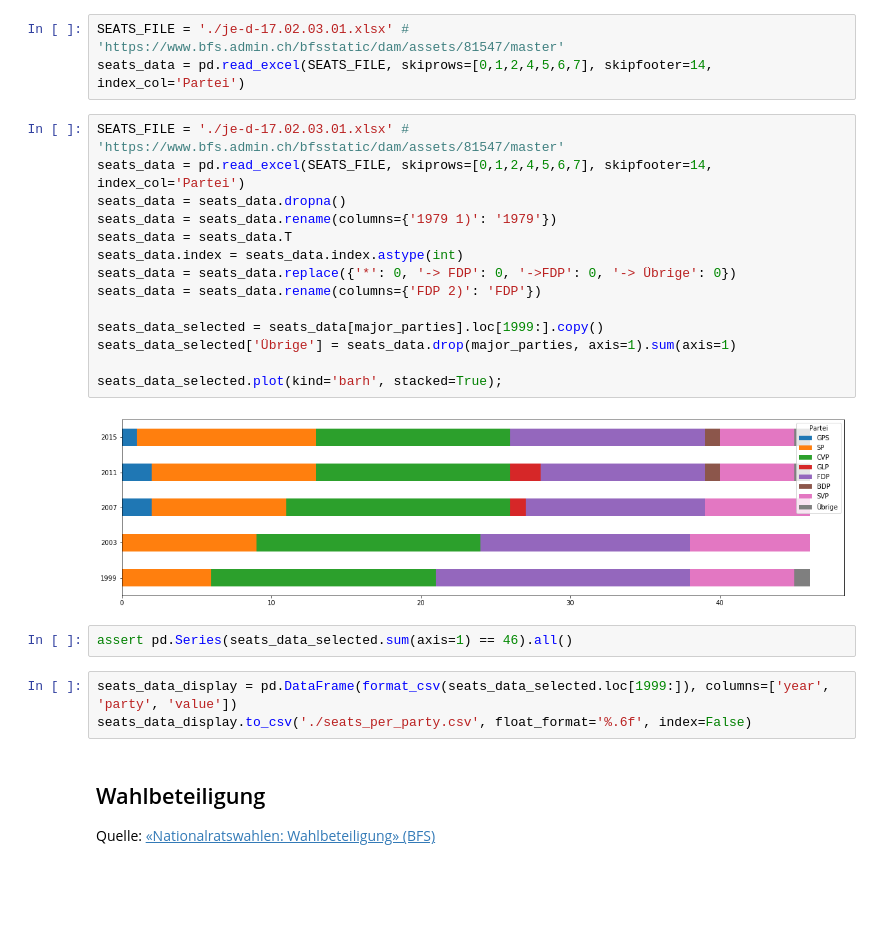
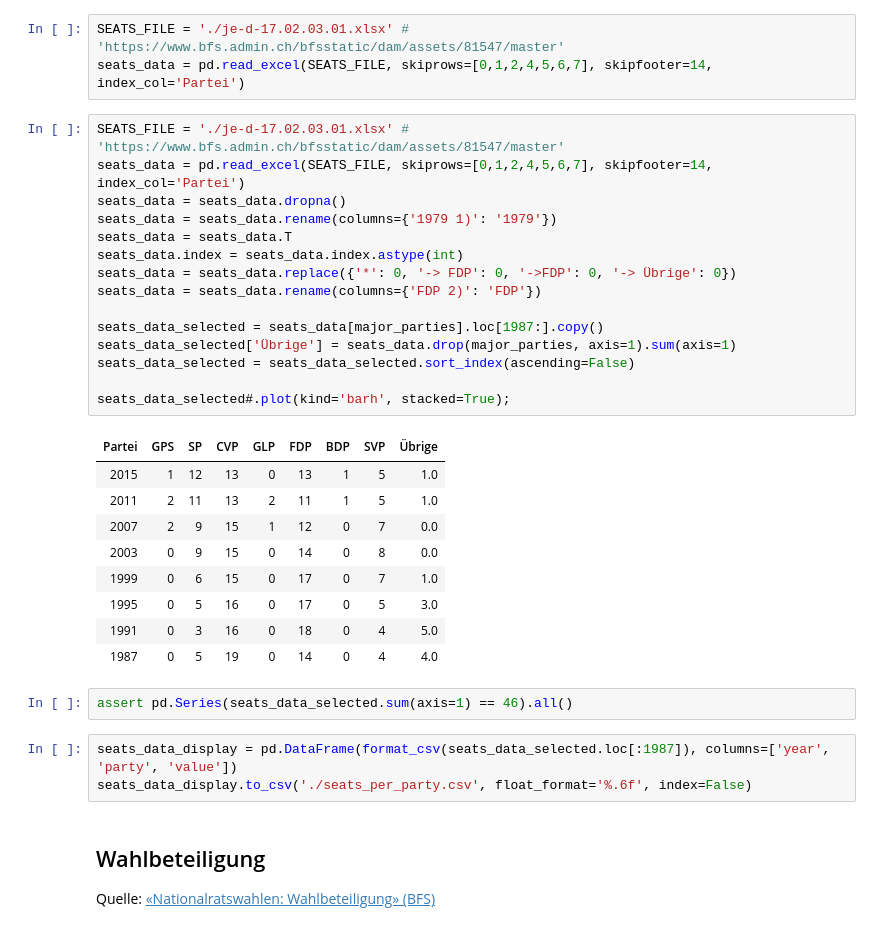
Before and after one commit to republik/dossier-eidgenoessische-wahlen-2019, a Jupyter notebook: data/Dossier Wahlen 2019.ipynb, the cells around one changed output. Drawn from its saved outputs; the diff is of its cells as text; blank space fills up the shorter version.

```diff
--- a/data/Dossier Wahlen 2019.ipynb
+++ b/data/Dossier Wahlen 2019.ipynb
@@ -55,23 +56,32 @@ seats_data = pd.read_excel(SEATS_FILE, skiprows=[0,1,2,4,5,6,7], skipfooter=14,
 # %%
 SEATS_FILE = './je-d-17.02.03.01.xlsx' # 'https://www.bfs.admin.ch/bfsstatic/dam/assets/81547/master'
 seats_data = pd.read_excel(SEATS_FILE, skiprows=[0,1,2,4,5,6,7], skipfooter=14, index_col='Partei')
 seats_data = seats_data.dropna()
 seats_data = seats_data.rename(columns={'1979 1)': '1979'})
 seats_data = seats_data.T
 seats_data.index = seats_data.index.astype(int)
 seats_data = seats_data.replace({'*': 0, '-> FDP': 0, '->FDP': 0, '-> Übrige': 0})
 seats_data = seats_data.rename(columns={'FDP 2)': 'FDP'})
 
-seats_data_selected = seats_data[major_parties].loc[1999:].copy()
+seats_data_selected = seats_data[major_parties].loc[1987:].copy()
 seats_data_selected['Übrige'] = seats_data.drop(major_parties, axis=1).sum(axis=1)
+seats_data_selected = seats_data_selected.sort_index(ascending=False)
 
-seats_data_selected.plot(kind='barh', stacked=True);
+seats_data_selected#.plot(kind='barh', stacked=True);
 # %% [output]
-[figure, removed]
+| Partei | GPS | SP | CVP | GLP | FDP | BDP | SVP | Übrige |
+| 2015 | 1 | 12 | 13 | 0 | 13 | 1 | 5 | 1.0 |
+| 2011 | 2 | 11 | 13 | 2 | 11 | 1 | 5 | 1.0 |
+| 2007 | 2 | 9 | 15 | 1 | 12 | 0 | 7 | 0.0 |
+| 2003 | 0 | 9 | 15 | 0 | 14 | 0 | 8 | 0.0 |
+| 1999 | 0 | 6 | 15 | 0 | 17 | 0 | 7 | 1.0 |
+| 1995 | 0 | 5 | 16 | 0 | 17 | 0 | 5 | 3.0 |
+| 1991 | 0 | 3 | 16 | 0 | 18 | 0 | 4 | 5.0 |
+| 1987 | 0 | 5 | 19 | 0 | 14 | 0 | 4 | 4.0 |
 # %%
 assert pd.Series(seats_data_selected.sum(axis=1) == 46).all()
 # %%
-seats_data_display = pd.DataFrame(format_csv(seats_data_selected.loc[1999:]), columns=['year', 'party', 'value'])
+seats_data_display = pd.DataFrame(format_csv(seats_data_selected.loc[:1987]), columns=['year', 'party', 'value'])
 seats_data_display.to_csv('./seats_per_party.csv', float_format='%.6f', index=False)
 # %% [markdown]
 ## Wahlbeteiligung
```
Also changed, not shown: parts of 3 cells of this notebook, 2 other files.
